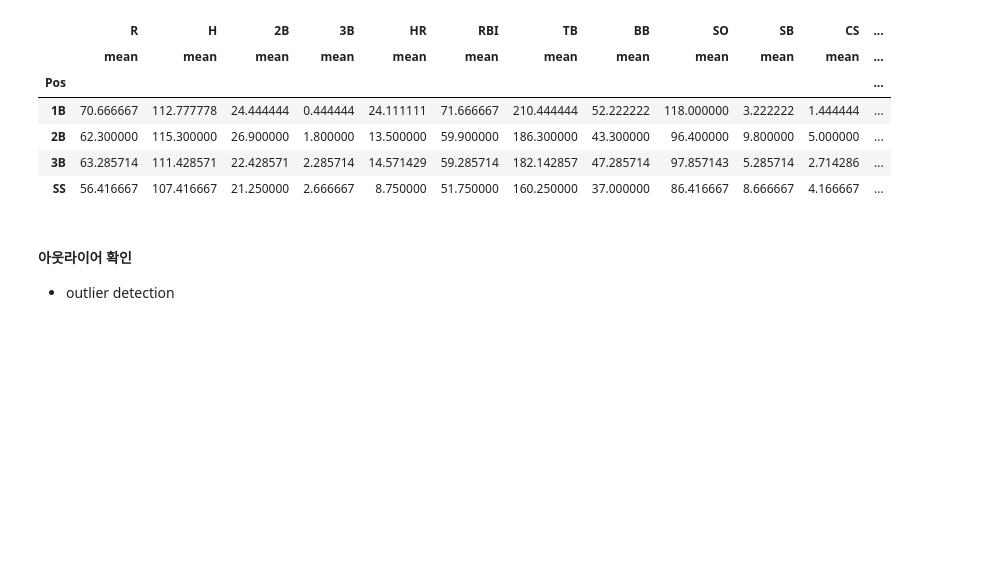
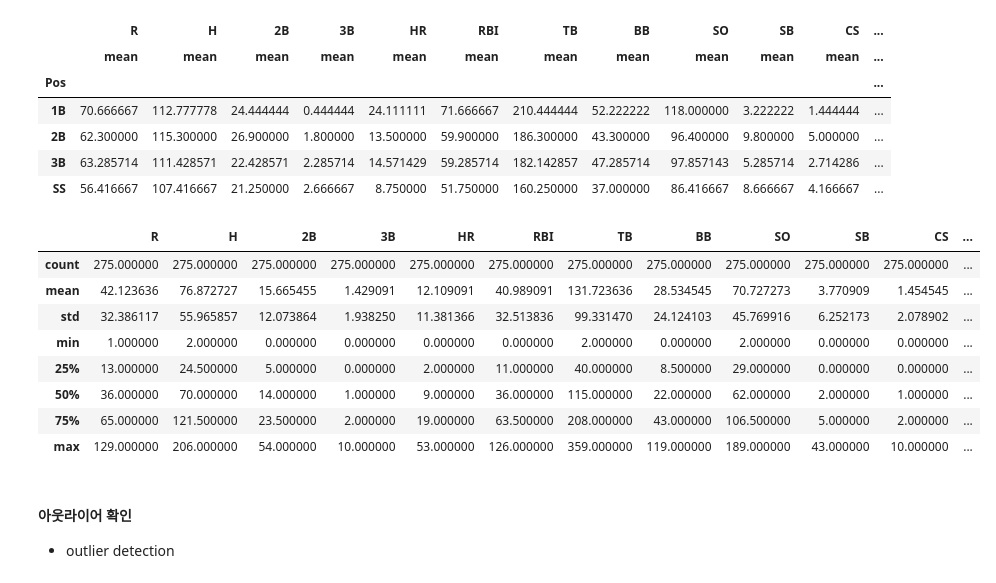
Before and after one commit to tenjumh/Practice, a Jupyter notebook: Predict_MLB_player_position/Practice_MLB_player_position_predict_with_machine_learning_ver1.ipynb, the cells around one changed output. Cells and saved outputs as stored; diff of their text form; code cells hidden in the pictures; blank space fills up the shorter version.

```diff
--- a/Predict_MLB_player_position/Practice_MLB_player_position_predict_with_machine_learning_ver1.ipynb
+++ b/Predict_MLB_player_position/Practice_MLB_player_position_predict_with_machine_learning_ver1.ipynb
@@ -424,6 +426,18 @@ miner_data_infld.groupby('Pos').agg(['mean'])
 | 2B | 62.300000 | 115.300000 | 26.900000 | 1.800000 | 13.500000 | 59.900000 | 186.300000 | 43.300000 | 96.400000 | 9.800000 | 5.000000 | ... |
 | 3B | 63.285714 | 111.428571 | 22.428571 | 2.285714 | 14.571429 | 59.285714 | 182.142857 | 47.285714 | 97.857143 | 5.285714 | 2.714286 | ... |
 | SS | 56.416667 | 107.416667 | 21.250000 | 2.666667 | 8.750000 | 51.750000 | 160.250000 | 37.000000 | 86.416667 | 8.666667 | 4.166667 | ... |
+# %%
+mlb_data_infld.describe()
+# %% [output]
+|  | R | H | 2B | 3B | HR | RBI | TB | BB | SO | SB | CS | ... |
+| count | 275.000000 | 275.000000 | 275.000000 | 275.000000 | 275.000000 | 275.000000 | 275.000000 | 275.000000 | 275.000000 | 275.000000 | 275.000000 | ... |
+| mean | 42.123636 | 76.872727 | 15.665455 | 1.429091 | 12.109091 | 40.989091 | 131.723636 | 28.534545 | 70.727273 | 3.770909 | 1.454545 | ... |
+| std | 32.386117 | 55.965857 | 12.073864 | 1.938250 | 11.381366 | 32.513836 | 99.331470 | 24.124103 | 45.769916 | 6.252173 | 2.078902 | ... |
+| min | 1.000000 | 2.000000 | 0.000000 | 0.000000 | 0.000000 | 0.000000 | 2.000000 | 0.000000 | 2.000000 | 0.000000 | 0.000000 | ... |
+| 25% | 13.000000 | 24.500000 | 5.000000 | 0.000000 | 2.000000 | 11.000000 | 40.000000 | 8.500000 | 29.000000 | 0.000000 | 0.000000 | ... |
+| 50% | 36.000000 | 70.000000 | 14.000000 | 1.000000 | 9.000000 | 36.000000 | 115.000000 | 22.000000 | 62.000000 | 2.000000 | 1.000000 | ... |
+| 75% | 65.000000 | 121.500000 | 23.500000 | 2.000000 | 19.000000 | 63.500000 | 208.000000 | 43.000000 | 106.500000 | 5.000000 | 2.000000 | ... |
+| max | 129.000000 | 206.000000 | 54.000000 | 10.000000 | 53.000000 | 126.000000 | 359.000000 | 119.000000 | 189.000000 | 43.000000 | 10.000000 | ... |
 # %% [markdown]
 #### 아웃라이어 확인
 - outlier detection
```
Also changed, not shown: parts of 25 cells of this notebook, 11 other files.
